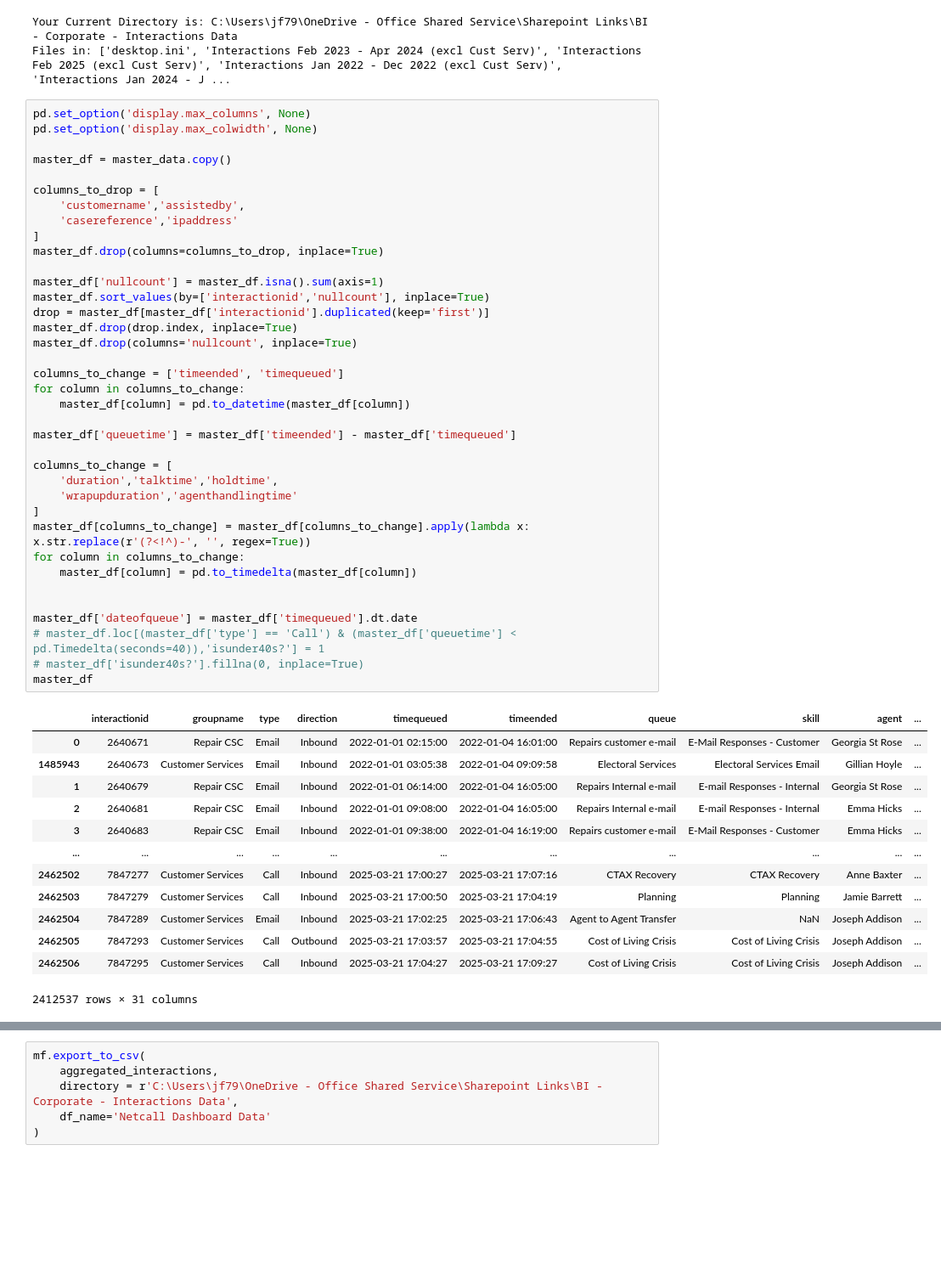
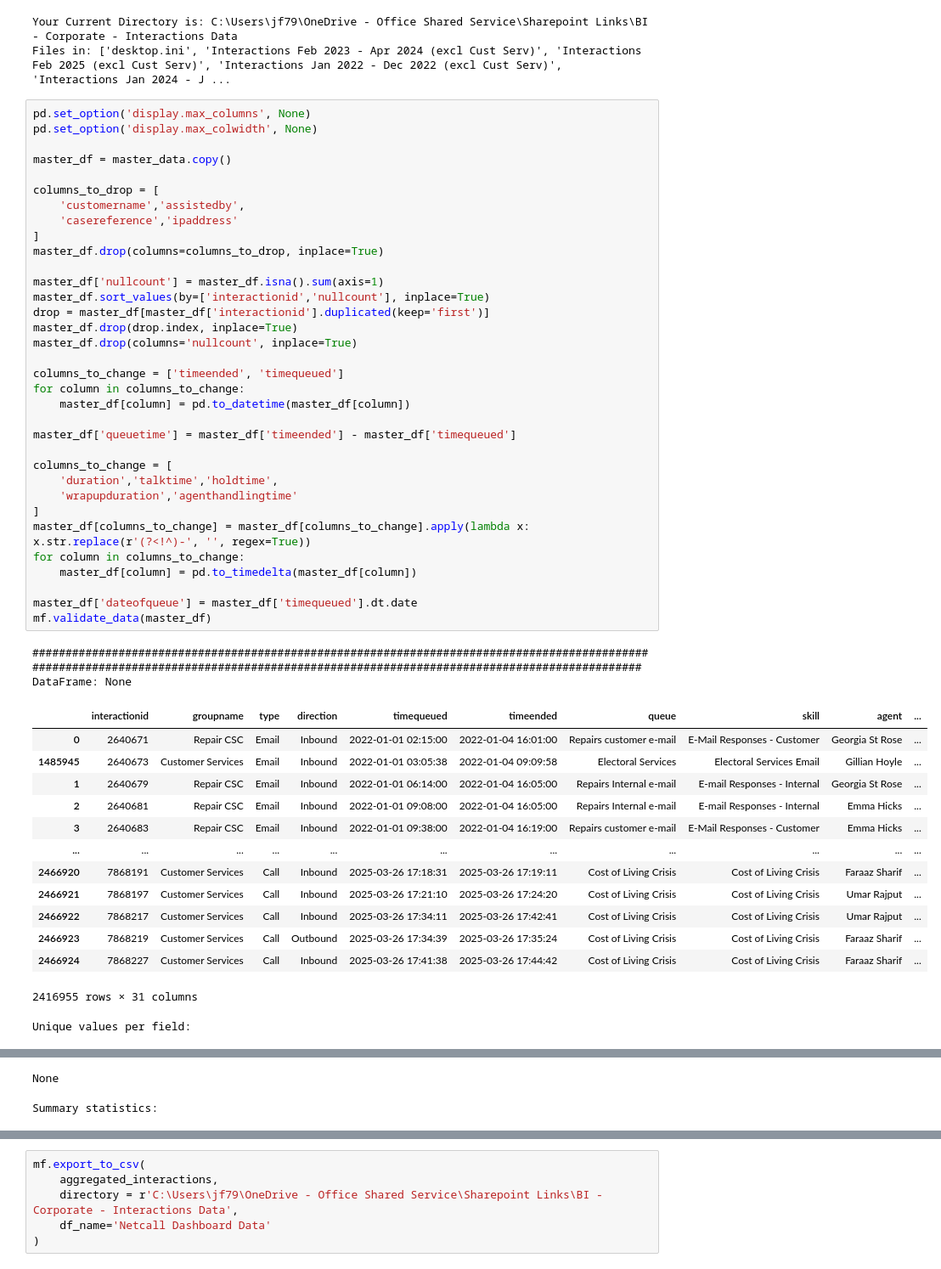
Before and after one commit to LBHF-JamalFazaldin/REAP-Analytics, a Jupyter notebook: REAP_notebooks/netcall_interactions_table.ipynb, the cells around one changed output, grey strips where cells are left out. Shown: that part at 85% size. Cells and saved outputs as stored; diff of their text form; blank space fills up the shorter version.

```diff
--- a/REAP_notebooks/netcall_interactions_table.ipynb
+++ b/REAP_notebooks/netcall_interactions_table.ipynb
@@ -25,45 +25,45 @@ master_df = master_data.copy()
 columns_to_drop = [
     'customername','assistedby',
     'casereference','ipaddress'
 ]
 master_df.drop(columns=columns_to_drop, inplace=True)
 
 master_df['nullcount'] = master_df.isna().sum(axis=1)
 master_df.sort_values(by=['interactionid','nullcount'], inplace=True)
 drop = master_df[master_df['interactionid'].duplicated(keep='first')]
 master_df.drop(drop.index, inplace=True)
 master_df.drop(columns='nullcount', inplace=True)
 
 columns_to_change = ['timeended', 'timequeued']
 for column in columns_to_change:
     master_df[column] = pd.to_datetime(master_df[column])
 
 master_df['queuetime'] = master_df['timeended'] - master_df['timequeued']
 
 columns_to_change = [
     'duration','talktime','holdtime',
     'wrapupduration','agenthandlingtime'
 ]
 master_df[columns_to_change] = master_df[columns_to_change].apply(lambda x: x.str.replace(r'(?<!^)-', '', regex=True))
 for column in columns_to_change:
     master_df[column] = pd.to_timedelta(master_df[column])
 
-
 master_df['dateofqueue'] = master_df['timequeued'].dt.date
-# master_df.loc[(master_df['type'] == 'Call') & (master_df['queuetime'] < pd.Timedelta(seconds=40)),'isunder40s?'] = 1
-# master_df['isunder40s?'].fillna(0, inplace=True)
-master_df
+mf.validate_data(master_df)
 # %% [output]
+#########################################################################################################################################################################################
+DataFrame: None
 |  | interactionid | groupname | type | direction | timequeued | timeended | queue | skill | agent | ... |
 | 0 | 2640671 | Repair CSC | Email | Inbound | 2022-01-01 02:15:00 | 2022-01-04 16:01:00 | Repairs customer e-mail | E-Mail Responses - Customer | Georgia St Rose | ... |
-| 1485943 | 2640673 | Customer Services | Email | Inbound | 2022-01-01 03:05:38 | 2022-01-04 09:09:58 | Electoral Services | Electoral Services Email | Gillian Hoyle | ... |
+| 1485945 | 2640673 | Customer Services | Email | Inbound | 2022-01-01 03:05:38 | 2022-01-04 09:09:58 | Electoral Services | Electoral Services Email | Gillian Hoyle | ... |
 | 1 | 2640679 | Repair CSC | Email | Inbound | 2022-01-01 06:14:00 | 2022-01-04 16:05:00 | Repairs Internal e-mail | E-mail Responses - Internal | Georgia St Rose | ... |
 | 2 | 2640681 | Repair CSC | Email | Inbound | 2022-01-01 09:08:00 | 2022-01-04 16:05:00 | Repairs Internal e-mail | E-mail Responses - Internal | Emma Hicks | ... |
 | 3 | 2640683 | Repair CSC | Email | Inbound | 2022-01-01 09:38:00 | 2022-01-04 16:19:00 | Repairs customer e-mail | E-Mail Responses - Customer | Emma Hicks | ... |
 | ... | ... | ... | ... | ... | ... | ... | ... | ... | ... | ... |
-| 2462502 | 7847277 | Customer Services | Call | Inbound | 2025-03-21 17:00:27 | 2025-03-21 17:07:16 | CTAX Recovery | CTAX Recovery | Anne Baxter | ... |
-| 2462503 | 7847279 | Customer Services | Call | Inbound | 2025-03-21 17:00:50 | 2025-03-21 17:04:19 | Planning | Planning | Jamie Barrett | ... |
-| 2462504 | 7847289 | Customer Services | Email | Inbound | 2025-03-21 17:02:25 | 2025-03-21 17:06:43 | Agent to Agent Transfer | NaN | Joseph Addison | ... |
-| 2462505 | 7847293 | Customer Services | Call | Outbound | 2025-03-21 17:03:57 | 2025-03-21 17:04:55 | Cost of Living Crisis | Cost of Living Crisis | Joseph Addison | ... |
-| 2462506 | 7847295 | Customer Services | Call | Inbound | 2025-03-21 17:04:27 | 2025-03-21 17:09:27 | Cost of Living Crisis | Cost of Living Crisis | Joseph Addison | ... |
+| 2466920 | 7868191 | Customer Services | Call | Inbound | 2025-03-26 17:18:31 | 2025-03-26 17:19:11 | Cost of Living Crisis | Cost of Living Crisis | Faraaz Sharif | ... |
+| 2466921 | 7868197 | Customer Services | Call | Inbound | 2025-03-26 17:21:10 | 2025-03-26 17:24:20 | Cost of Living Crisis | Cost of Living Crisis | Umar Rajput | ... |
+| 2466922 | 7868217 | Customer Services | Call | Inbound | 2025-03-26 17:34:11 | 2025-03-26 17:42:41 | Cost of Living Crisis | Cost of Living Crisis | Umar Rajput | ... |
+| 2466923 | 7868219 | Customer Services | Call | Outbound | 2025-03-26 17:34:39 | 2025-03-26 17:35:24 | Cost of Living Crisis | Cost of Living Crisis | Faraaz Sharif | ... |
+| 2466924 | 7868227 | Customer Services | Call | Inbound | 2025-03-26 17:41:38 | 2025-03-26 17:44:42 | Cost of Living Crisis | Cost of Living Crisis | Faraaz Sharif | ... |
-2412537 rows × 31 columns
+2416955 rows × 31 columns
+Unique values per field:
@@ -69,0 +104,2 @@ master_df
+None
+Summary statistics:
```
Also changed, not shown: parts of 2 cells of this notebook, 1 other file.
